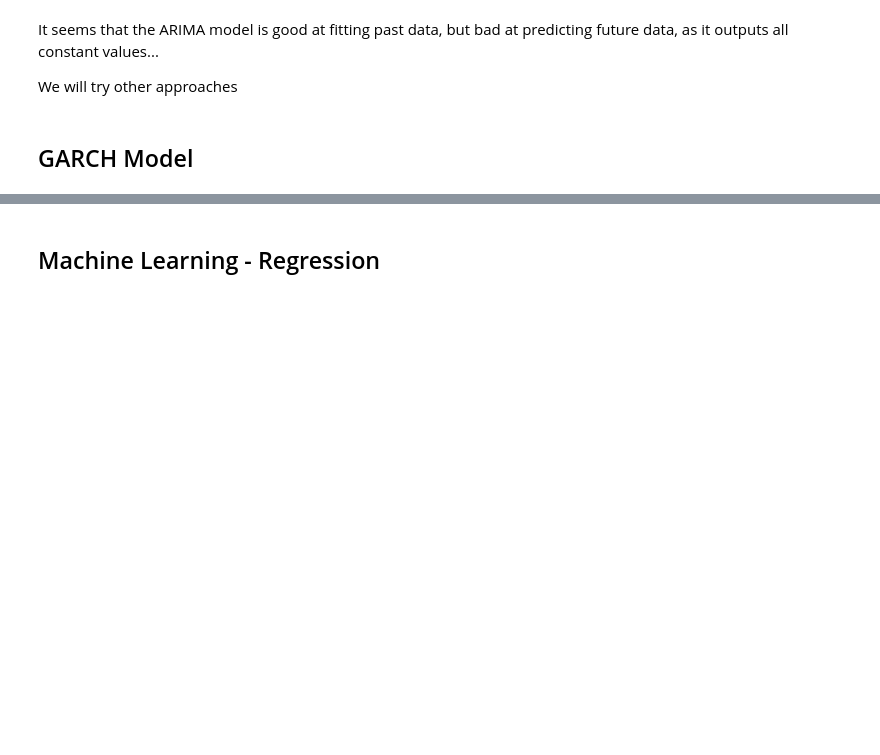
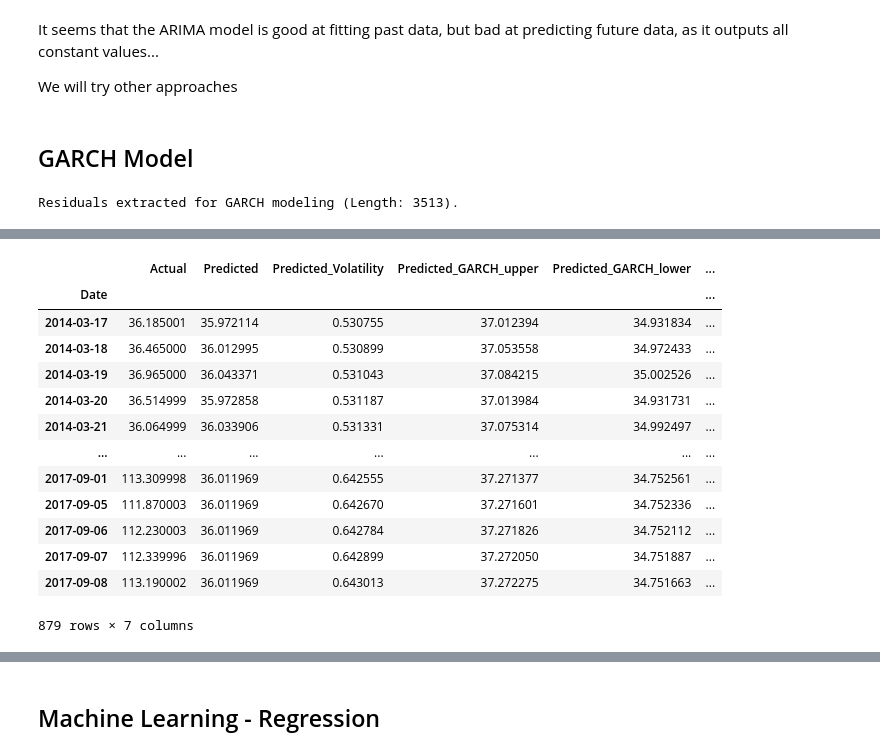
Before and after one commit to ivanbutera/portfolio, a Jupyter notebook: StockPriceFuturistics/stock_predictions.ipynb, the cells around one changed output, grey strips where cells are left out. Drawn from its saved outputs; the diff is of its cells as text; code cells hidden in the pictures; blank space fills up the shorter version.

Commit message:
add GARCH model

```diff
--- a/StockPriceFuturistics/stock_predictions.ipynb
+++ b/StockPriceFuturistics/stock_predictions.ipynb
@@ -13,5 +38,5 @@ from sklearn.metrics import mean_squared_error
 # %%
-df = pd.read_csv('data/stock_data.xls')
+df = pd.read_csv('stock_data.xls')
 df['Date'] = pd.to_datetime(df['Date'], format='mixed', errors='coerce')
 
 df = df.dropna()
@@ -312,3 +336,55 @@ It seems that the ARIMA model is good at fitting past data, but bad at predictin
 We will try other approaches
 # %% [markdown]
 ## GARCH Model
+# %%
+#We can combine GARCH with ARIMA. Garch models the variance of the data
+
+# We use the residuals from the differenced series (d=1) for GARCH fitting
+residuals = model_fit.resid.dropna()
+print(f"Residuals extracted for GARCH modeling (Length: {len(residuals)}).")
+
+# prepare the Differenced (1) Series for GARCH
+returns = train_data.diff().dropna()
+# %% [output]
+Residuals extracted for GARCH modeling (Length: 3513).
+# %%
+# 4. Fit the GARCH(1, 1) Model
+# GARCH(1, 1) is typically sufficient and the most common choice.
+# p=1 for ARCH, q=1 for GARCH.
+print("\n--- 5. Fitting GARCH(1, 1) to ARIMA Residuals ---")
+
+# We fit GARCH on the returns data, but the 'mean' part is already handled by ARIMA
+# We use the 'resid' of the ARIMA model as the input for GARCH
+garch_model = arch_model(returns,
+                         mean='ARX',            # Use ARX for mean modeling
+                         lags=p,          # Set AR order from ARIMA
+                         vol='Garch',           # Use GARCH for volatility
+                         p=1, q=1)              # GARCH(1, 1) orders
+
+# The ARIMA (2, 1, 2) model is complex to perfectly integrate in a single ARCH model object.
+# A simpler and more common approach is to use the STANDARDIZED RESIDUALS.
+# Let's use the standard method: Fit GARCH on the ARIMA residuals directly.
+
+# Square the residuals to get a proxy for the variance
+squared_residuals = residuals ** 2
+
+# Fit GARCH(1, 1) to the residuals themselves
+garch_model = arch_model(residuals, mean='Constant', vol='Garch', p=1, q=1)
+garch_fit = garch_model.fit(disp='off')
+
+print(garch_fit.summary())
+
+# Forecast the next 30 steps (e.g., 30 days) of volatility
+forecast_horizon = len(test_data)
+garch_forecast = garch_fit.forecast(horizon=forecast_horizon)
+
+# Extract the predicted conditional volatility (standard deviation)
+# The forecast variance is the 'h.1' column (variance at time t+1)
+# We take the square root to get the standard deviation (volatility)
+volatility_forecast = np.sqrt(garch_forecast.variance.values[-1, :])
+
+forecast_df['Predicted_Volatility'] = volatility_forecast
+forecast_df['Predicted_ci_upper'] = forecast_df['Predicted'] + 1.96 * forecast_df['Predicted_Volatility']
+forecast_df['Predicted_ci_lower'] = forecast_df['Predicted'] - 1.96 * forecast_df['Predicted_Volatility']
+forecast_df
+# %% [output]
@@ -314,0 +408,14 @@ We will try other approaches
+|  | Actual | Predicted | Predicted_Volatility | Predicted_GARCH_upper | Predicted_GARCH_lower | ... |
+| Date |  |  |  |  |  | ... |
+| 2014-03-17 | 36.185001 | 35.972114 | 0.530755 | 37.012394 | 34.931834 | ... |
+| 2014-03-18 | 36.465000 | 36.012995 | 0.530899 | 37.053558 | 34.972433 | ... |
+| 2014-03-19 | 36.965000 | 36.043371 | 0.531043 | 37.084215 | 35.002526 | ... |
+| 2014-03-20 | 36.514999 | 35.972858 | 0.531187 | 37.013984 | 34.931731 | ... |
+| 2014-03-21 | 36.064999 | 36.033906 | 0.531331 | 37.075314 | 34.992497 | ... |
+| ... | ... | ... | ... | ... | ... | ... |
+| 2017-09-01 | 113.309998 | 36.011969 | 0.642555 | 37.271377 | 34.752561 | ... |
+| 2017-09-05 | 111.870003 | 36.011969 | 0.642670 | 37.271601 | 34.752336 | ... |
+| 2017-09-06 | 112.230003 | 36.011969 | 0.642784 | 37.271826 | 34.752112 | ... |
+| 2017-09-07 | 112.339996 | 36.011969 | 0.642899 | 37.272050 | 34.751887 | ... |
+| 2017-09-08 | 113.190002 | 36.011969 | 0.643013 | 37.272275 | 34.751663 | ... |
+879 rows × 7 columns
```
Also changed, not shown: parts of 10 cells of this notebook.
